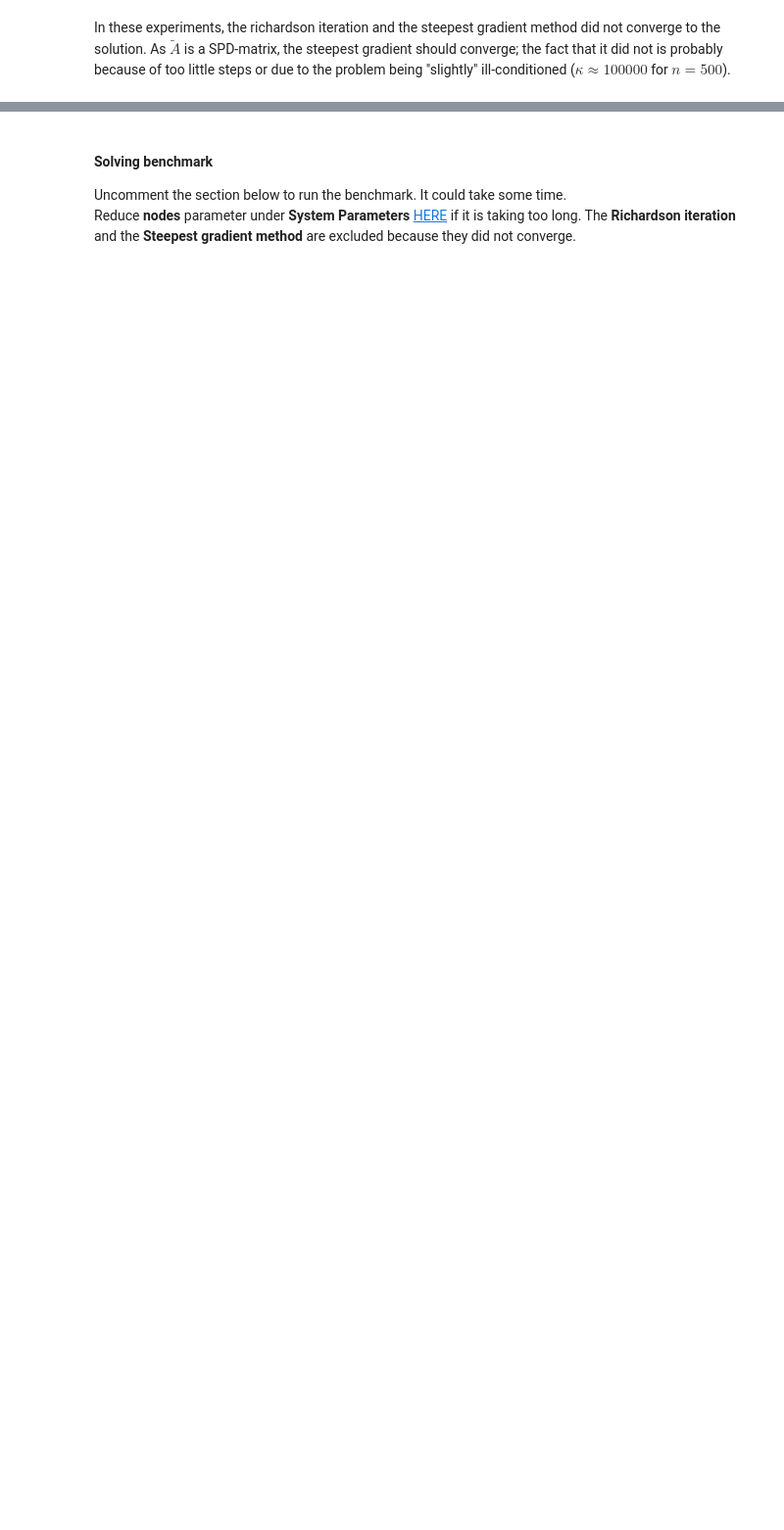
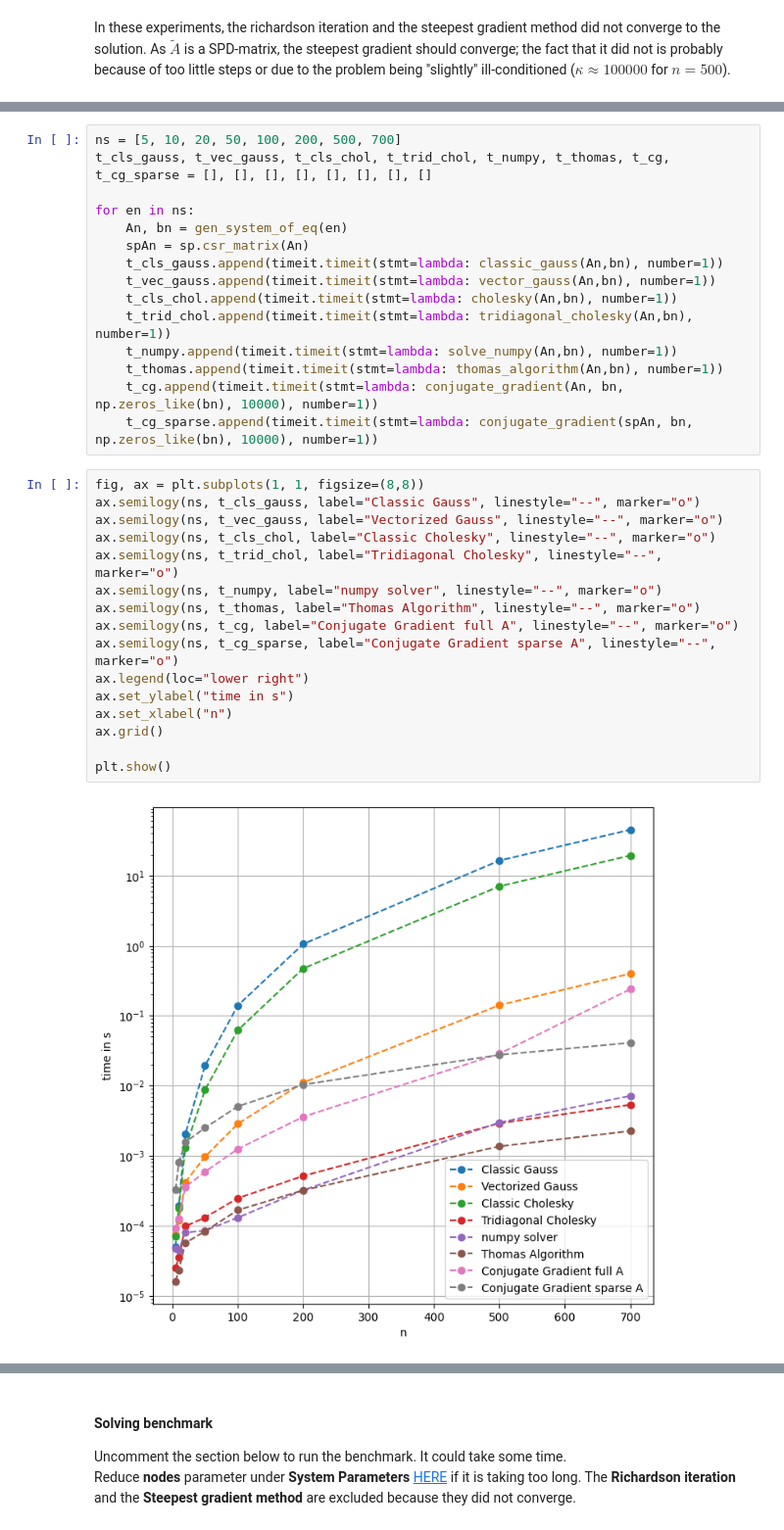
Before and after one commit to ajayhanssen/ThermalBar, a Jupyter notebook: thermalBar.ipynb, the cells around one changed output, grey strips where cells are left out. Shown at 98% size. Drawn from its saved outputs; the diff is of its cells as text; blank space fills up the shorter version.

```diff
--- a/thermalBar.ipynb
+++ b/thermalBar.ipynb
@@ -416,0 +434,33 @@ In these experiments, the richardson iteration and the steepest gradient method
+# %%
+ns = [5, 10, 20, 50, 100, 200, 500, 700]
+t_cls_gauss, t_vec_gauss, t_cls_chol, t_trid_chol, t_numpy, t_thomas, t_cg, t_cg_sparse = [], [], [], [], [], [], [], []
+
+for en in ns:
+    An, bn = gen_system_of_eq(en)
+    spAn = sp.csr_matrix(An)
+    t_cls_gauss.append(timeit.timeit(stmt=lambda: classic_gauss(An,bn), number=1))
+    t_vec_gauss.append(timeit.timeit(stmt=lambda: vector_gauss(An,bn), number=1))
+    t_cls_chol.append(timeit.timeit(stmt=lambda: cholesky(An,bn), number=1))
+    t_trid_chol.append(timeit.timeit(stmt=lambda: tridiagonal_cholesky(An,bn), number=1))
+    t_numpy.append(timeit.timeit(stmt=lambda: solve_numpy(An,bn), number=1))
+    t_thomas.append(timeit.timeit(stmt=lambda: thomas_algorithm(An,bn), number=1))
+    t_cg.append(timeit.timeit(stmt=lambda: conjugate_gradient(An, bn, np.zeros_like(bn), 10000), number=1))
+    t_cg_sparse.append(timeit.timeit(stmt=lambda: conjugate_gradient(spAn, bn, np.zeros_like(bn), 10000), number=1))
+# %%
+fig, ax = plt.subplots(1, 1, figsize=(8,8))
+ax.semilogy(ns, t_cls_gauss, label="Classic Gauss", linestyle="--", marker="o")
+ax.semilogy(ns, t_vec_gauss, label="Vectorized Gauss", linestyle="--", marker="o")
+ax.semilogy(ns, t_cls_chol, label="Classic Cholesky", linestyle="--", marker="o")
+ax.semilogy(ns, t_trid_chol, label="Tridiagonal Cholesky", linestyle="--", marker="o")
+ax.semilogy(ns, t_numpy, label="numpy solver", linestyle="--", marker="o")
+ax.semilogy(ns, t_thomas, label="Thomas Algorithm", linestyle="--", marker="o")
+ax.semilogy(ns, t_cg, label="Conjugate Gradient full A", linestyle="--", marker="o")
+ax.semilogy(ns, t_cg_sparse, label="Conjugate Gradient sparse A", linestyle="--", marker="o")
+ax.legend(loc="lower right")
+ax.set_ylabel("time in s")
+ax.set_xlabel("n")
+ax.grid()
+
+plt.show()
+# %% [output]
+[figure, added]
```
Also changed, not shown: parts of 10 cells of this notebook.
